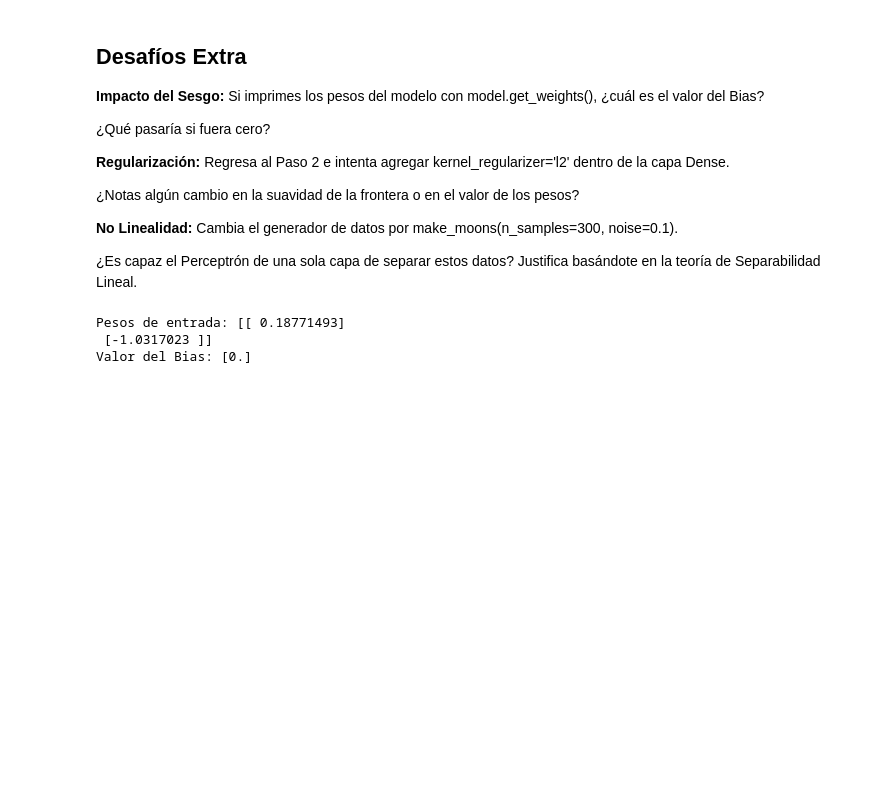
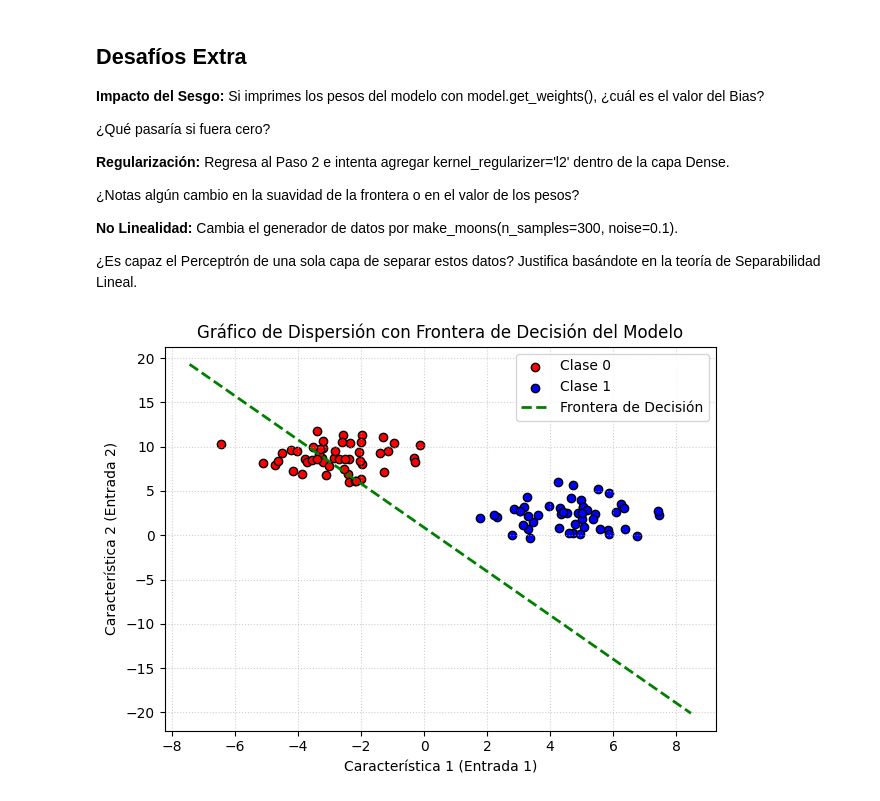
Before and after one commit to pmolinari2910/Modelizado-de-IA, a Jupyter notebook: Copia_de_Practica_Unidad_3_Preceptron_simple.ipynb, the cells around one changed output. Saved outputs shown, nothing was run; the diff lists cells and outputs as text; code cells hidden in the pictures; blank space fills up the shorter version.

```diff
--- a/Copia_de_Practica_Unidad_3_Preceptron_simple.ipynb
+++ b/Copia_de_Practica_Unidad_3_Preceptron_simple.ipynb
@@ -171,26 +176,59 @@ plot_frontier(X, y, model)
 **No Linealidad:** Cambia el generador de datos por make_moons(n_samples=300, noise=0.1).
 
 ¿Es capaz el Perceptrón de una sola capa de separar estos datos? Justifica basándote en la teoría de Separabilidad Lineal.
-# %%
-#Impacto del sesgo
-weights, bias = model.get_weights()
-print(f"Pesos de entrada: {weights}")
-print(f"Valor del Bias: {bias}")
-
-#Regularización
-
-from tensorflow.keras import regularizers
-
-model = Sequential([
-    Input(shape=(2,)),
-
-    Dense(units=1,
-          activation='sigmoid',
-          kernel_regularizer=regularizers.l2(0.01))
-])
-
-#No linealidad
-# %% [output]
-Pesos de entrada: [[ 0.18771493]
- [-1.0317023 ]]
-Valor del Bias: [0.]
+# %%
+import numpy as np
+import matplotlib.pyplot as plt
+from sklearn.datasets import make_blobs
+from tensorflow.keras.models import Sequential
+from tensorflow.keras.layers import Input, Dense
+from tensorflow.keras import regularizers
+
+# 1. Generamos un set de datos sintético con 2 características de entrada (X_train)
+X_train, y_train = make_blobs(n_samples=100, centers=2, n_features=2, random_state=42, cluster_std=1.5)
+
+# 2. Definimos el modelo secuencial (igual al tuyo)
+model = Sequential([
+    Input(shape=(2,)),
+    Dense(units=1,
+          activation='sigmoid',
+          kernel_regularizer=regularizers.l2(0.1))
+])
+
+# 3. Compilamos el modelo
+model.compile(optimizer='adam',
+              loss='binary_crossentropy',
+              metrics=['accuracy'])
+
+# 4. Entrenamos por unas cuantas épocas para que la línea se ajuste bien a los datos
+model.fit(X_train, y_train, epochs=100, verbose=0)
+
+# 5. Extraemos los pesos y el bias finales
+weights, bias = model.get_weights()
+
+# 6. Creamos el Gráfico de Dispersión (Scatter plot)
+# Graficamos los puntos de la Clase 0 (Rojo) y Clase 1 (Azul)
+plt.scatter(X_train[y_train == 0, 0], X_train[y_train == 0, 1], color='red', label='Clase 0', edgecolor='k')
+plt.scatter(X_train[y_train == 1, 0], X_train[y_train == 1, 1], color='blue', label='Clase 1', edgecolor='k')
+
+# 7. Calculamos la línea de la Frontera de Decisión usando los pesos y el bias
+# Ecuación matemática: w1*x1 + w2*x2 + bias = 0  ->  Despejamos x2: x2 = -(w1*x1 + bias) / w2
+x1_min, x1_max = X_train[:, 0].min() - 1, X_train[:, 0].max() + 1
+x1_vals = np.linspace(x1_min, x1_max, 100)
+x2_vals = -(weights[0][0] * x1_vals + bias[0]) / weights[1][0]
+
+# Dibujamos la línea verde de la frontera
+plt.plot(x1_vals, x2_vals, color='green', linestyle='--', linewidth=2, label='Frontera de Decisión')
+
+# Configuraciones del gráfico
+plt.xlabel('Característica 1 (Entrada 1)')
+plt.ylabel('Característica 2 (Entrada 2)')
+plt.title('Gráfico de Dispersión con Frontera de Decisión del Modelo')
+plt.legend(loc='best')
+plt.grid(True, linestyle=':', alpha=0.6)
+plt.tight_layout()
+
+# Guardamos el gráfico
+plt.savefig('grafico_dispersion_neurona.png')
+# %% [output]
+[figure, added]
```
Also changed, not shown: parts of 3 cells of this notebook.
